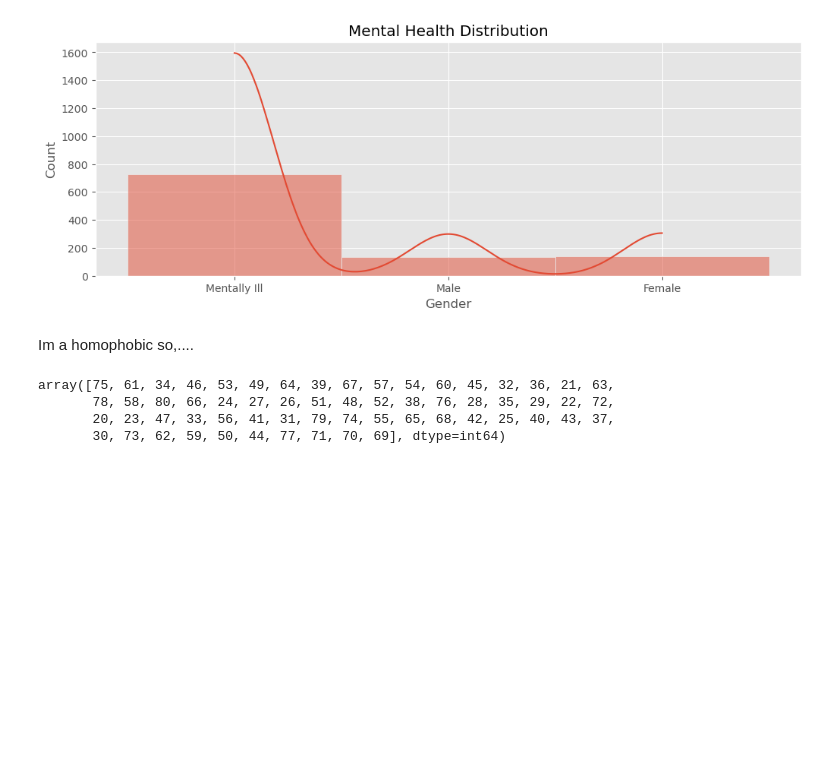
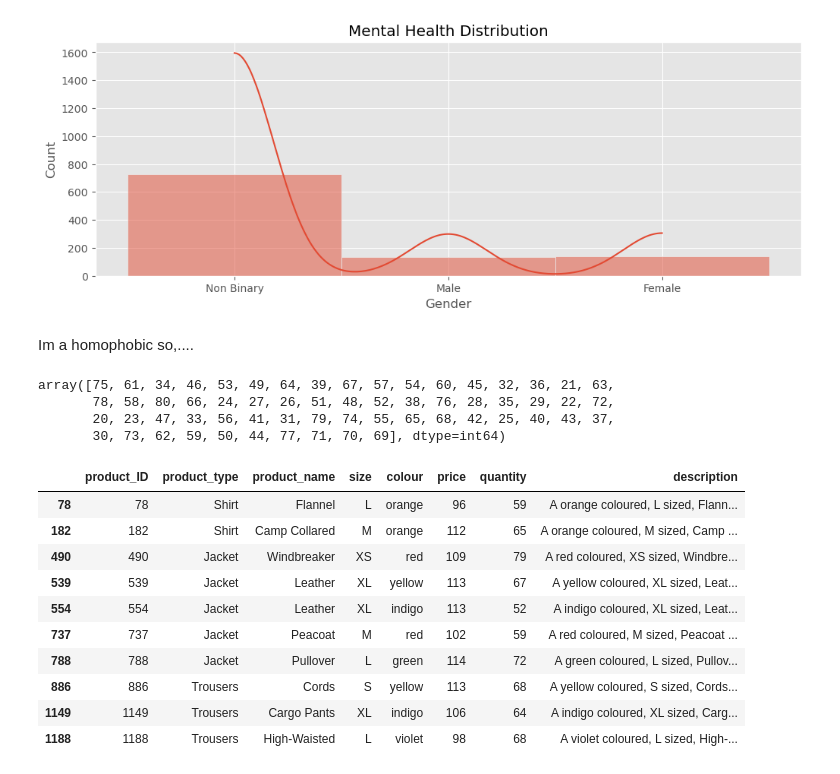
Before and after one commit to nuwbie-11/DataAnalytics101, a Jupyter notebook: shopping-cart-database/shopping.ipynb, the cells around one changed output. Cells and saved outputs as stored; diff of their text form; code cells hidden in the pictures; blank space fills up the shorter version.

```diff
--- a/shopping-cart-database/shopping.ipynb
+++ b/shopping-cart-database/shopping.ipynb
@@ -158,3 +158,30 @@ array([75, 61, 34, 46, 53, 49, 64, 39, 67, 57, 54, 60, 45, 32, 36, 21, 63,
        78, 58, 80, 66, 24, 27, 26, 51, 48, 52, 38, 76, 28, 35, 29, 22, 72,
        20, 23, 47, 33, 56, 41, 31, 79, 74, 55, 65, 68, 42, 25, 40, 43, 37,
        30, 73, 62, 59, 50, 44, 77, 71, 70, 69], dtype=int64)
+# %%
+# Let's see what those mentally ills bought
+
+responds = []
+
+for ids in temp_df.order_id.values:
+    # print(temp_df[temp_df.order_id == ids].Gender.values[0] )
+    if temp_df[temp_df.order_id == ids].Gender.values[0] not in ['Male','Female']:
+        new_respond = sales[sales.order_id == ids].product_id.values
+        # print(new_respond)
+    responds.extend(list(new_respond))
+
+NonBinerBoughts = list(dict(sorted(Counter(responds).items(),key=lambda item:item[1],reverse=True)[:10]).keys())
+# %%
+products[products.product_ID.isin(NonBinerBoughts)]
+# %% [output]
+|  | product_ID | product_type | product_name | size | colour | price | quantity | description |
+| 78 | 78 | Shirt | Flannel | L | orange | 96 | 59 | A orange coloured, L sized, Flann... |
+| 182 | 182 | Shirt | Camp Collared | M | orange | 112 | 65 | A orange coloured, M sized, Camp ... |
+| 490 | 490 | Jacket | Windbreaker | XS | red | 109 | 79 | A red coloured, XS sized, Windbre... |
+| 539 | 539 | Jacket | Leather | XL | yellow | 113 | 67 | A yellow coloured, XL sized, Leat... |
+| 554 | 554 | Jacket | Leather | XL | indigo | 113 | 52 | A indigo coloured, XL sized, Leat... |
+| 737 | 737 | Jacket | Peacoat | M | red | 102 | 59 | A red coloured, M sized, Peacoat ... |
+| 788 | 788 | Jacket | Pullover | L | green | 114 | 72 | A green coloured, L sized, Pullov... |
+| 886 | 886 | Trousers | Cords | S | yellow | 113 | 68 | A yellow coloured, S sized, Cords... |
+| 1149 | 1149 | Trousers | Cargo Pants | XL | indigo | 106 | 64 | A indigo coloured, XL sized, Carg... |
+| 1188 | 1188 | Trousers | High-Waisted | L | violet | 98 | 68 | A violet coloured, L sized, High-... |
```
Also changed, not shown: parts of 4 cells of this notebook.
